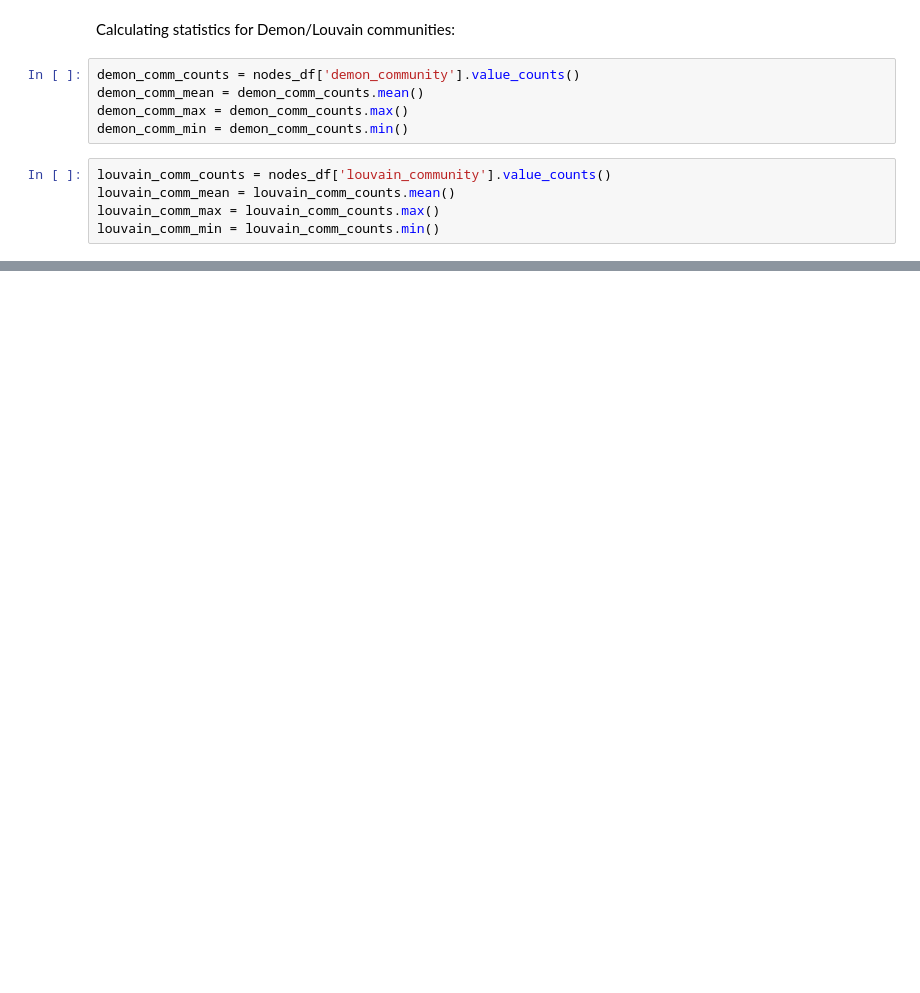
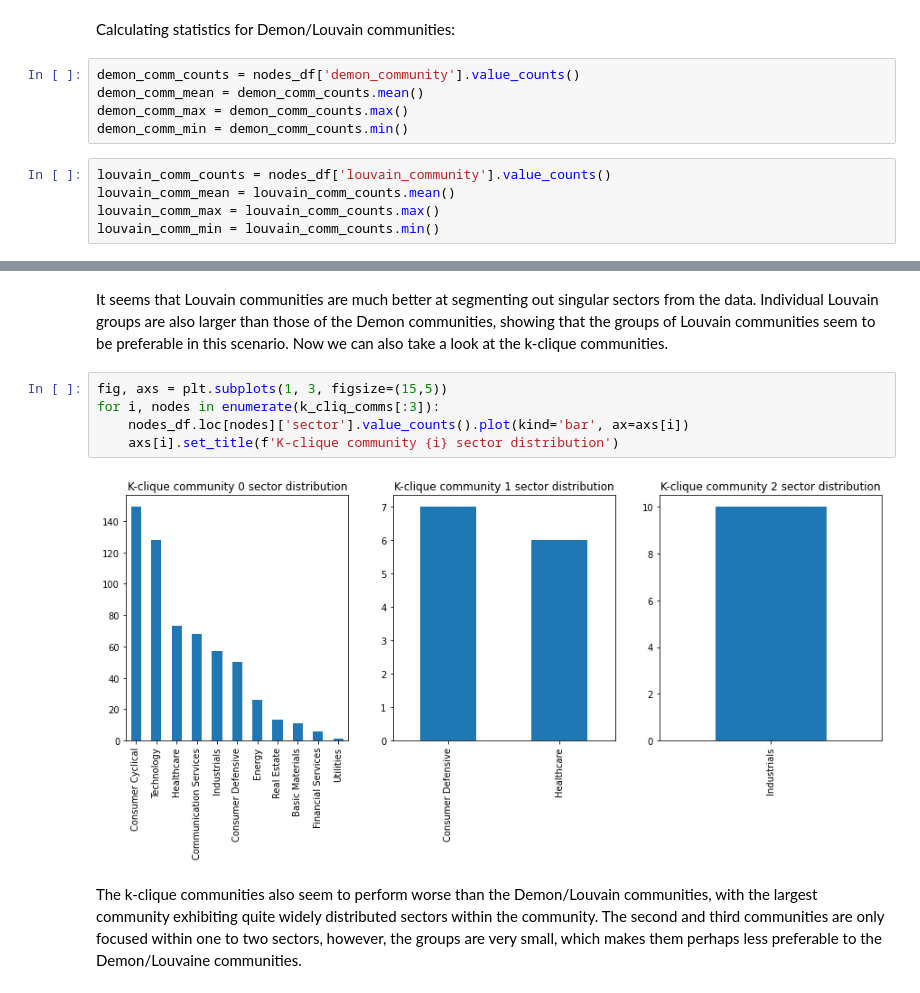
Before and after one commit to lassiraa/seekingalpha-network-analysis, a Jupyter notebook: community_discovery.ipynb, the cells around one changed output, grey strips where cells are left out. Saved outputs shown, nothing was run; the diff lists cells and outputs as text; blank space fills up the shorter version.

```diff
--- a/community_discovery.ipynb
+++ b/community_discovery.ipynb
@@ -118,0 +137,11 @@ Min size k-clique community: 3
+# %% [markdown]
+It seems that Louvain communities are much better at segmenting out singular sectors from the data. Individual Louvain groups are also larger than those of the Demon communities, showing that the groups of Louvain communities seem to be preferable in this scenario. Now we can also take a look at the k-clique communities.
+# %%
+fig, axs = plt.subplots(1, 3, figsize=(15,5))
+for i, nodes in enumerate(k_cliq_comms[:3]):
+    nodes_df.loc[nodes]['sector'].value_counts().plot(kind='bar', ax=axs[i])
+    axs[i].set_title(f'K-clique community {i} sector distribution')
+# %% [output]
+[figure, added]
+# %% [markdown]
+The k-clique communities also seem to perform worse than the Demon/Louvain communities, with the largest community exhibiting quite widely distributed sectors within the community. The second and third communities are only focused within one to two sectors, however, the groups are very small, which makes them perhaps less preferable to the Demon/Louvaine communities.
```
Also changed, not shown: parts of 10 cells of this notebook.
